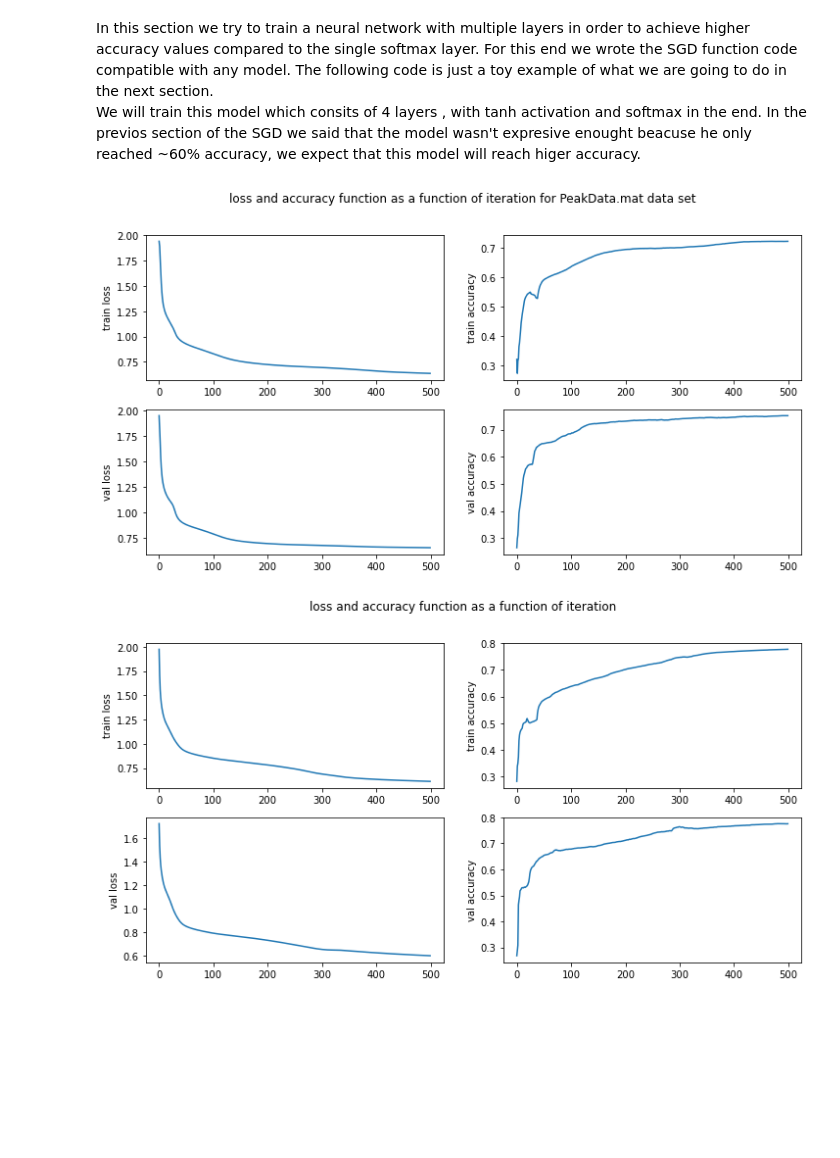
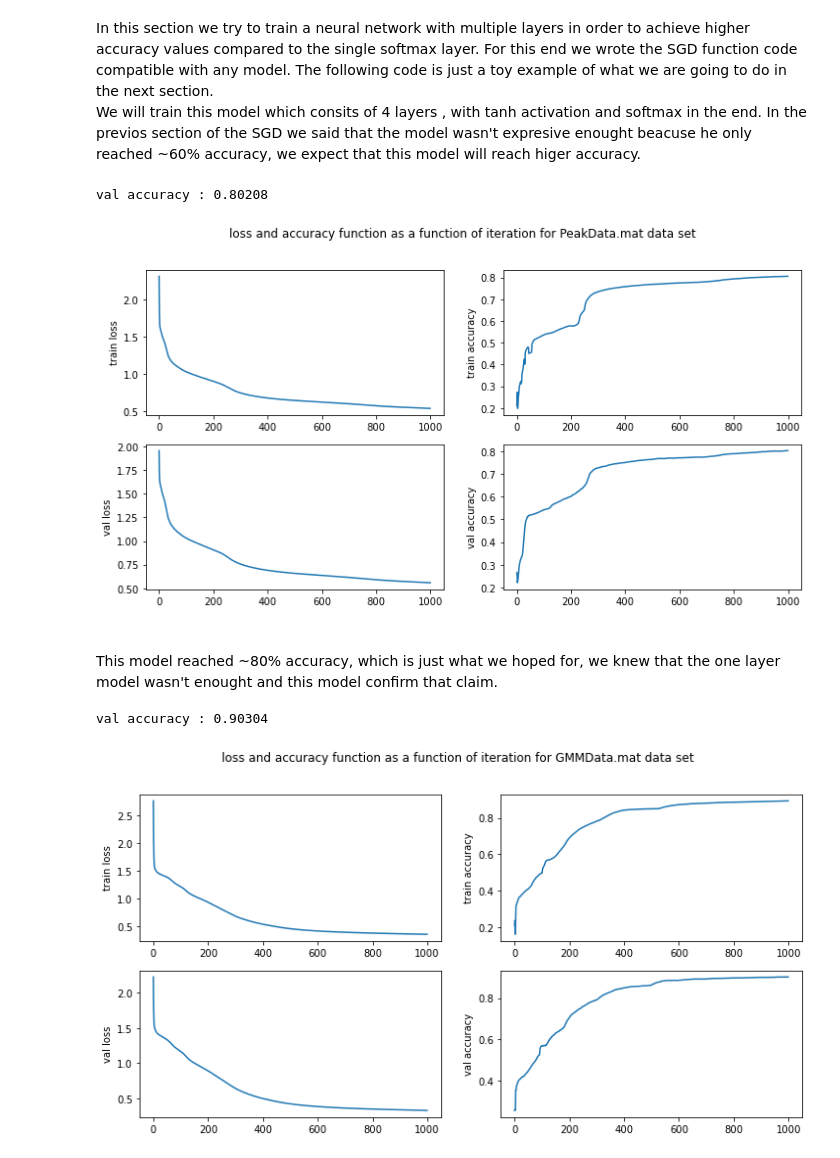
Before and after one commit to danikv/DeepLearningEx1, a Jupyter notebook: ASS01_315870808_316417591.ipynb, the cells around one changed output. Cells and saved outputs as stored; diff of their text form; code cells hidden in the pictures; blank space fills up the shorter version.

```diff
--- a/ASS01_315870808_316417591.ipynb
+++ b/ASS01_315870808_316417591.ipynb
@@ -87,6 +86,8 @@ class linear_layer:
     def gradient(self, X, Y, error):
         return self._activation.gradient(X, Y, error, self._A)
 
+
+
     def dim_in(self):
         return self._dim_in
 
@@ -99,9 +100,6 @@ class linear_layer:
     def activate_with_biases_change(self, d, X):
         return self._activation(self._A @ X + (self._B + d))
 
-    def jacobian(self, X, Y, vec, kind):
-        return self._activation.jacobian(X, Y, self._A, vec, kind)
-
     def __call__(self, X):
         return self._activation(self._A @ X + self._B)
 # %% [markdown]
@@ -288,8 +290,7 @@ class sequential_model:
         for i in range(1, len(self._layers) + 1):
             X = self._history[-i - 1]
             Y = self._history[-i]
-            gradient_theta, gradient_b, error = self._layers[-i].
-                gradient(X, Y, error)
+            gradient_theta, gradient_b, error = self._layers[-i].gradient(X, Y, error)
             gradient.append((gradient_theta, gradient_b, error))
         return gradient
 
@@ -1177,57 +1181,60 @@ model = sequential_model(
         linear_layer(2, 4, activation=tanh()),
         linear_layer(4, 8, activation=tanh()),
         linear_layer(8, 16, activation=tanh()),
-        linear_layer(16, 5, activation=softmax())
-)
-
-loss_train, accuracy_train, loss_val, accuracy_val =
-        SGD(model, X, Y, X_val, Y_val, 500, 0.1, cross_entropy_loss, 2500)
+        linear_layer(16, 5, activation=softmax()))
+loss_train, accuracy_train, loss_val, accuracy_val = SGD(model, X, Y,
+                    X_val, Y_val, 1000, 0.01, cross_entropy_loss, 1000)
+print('val accuracy : {}'.format(np.max(accuracy_val)))
 
 fig, axs = plt.subplots(2, 2, figsize=(12,6))
 fig.suptitle('loss and accuracy function as a function of iteration for PeakData.mat data set')
 
 axs[0][0].plot(loss_train)
 axs[0][0].set_ylabel('train loss')
-
 axs[0][1].plot(accuracy_train)
 axs[0][1].set_ylabel('train accuracy')
-
 axs[1][0].plot(loss_val)
 axs[1][0].set_ylabel('val loss')
-
 axs[1][1].plot(accuracy_val)
 axs[1][1].set_ylabel('val accuracy')
 
 plt.show()
 # %% [output]
+val accuracy : 0.80208
-[figure, old version]
+[figure, new version]
+# %% [markdown]
+<br>
+This model reached ~80% accuracy, which is just what we hoped for, we knew that the one layer model wasn't enought and this model confirm that claim.<br>
 # %%
 model2 = sequential_model(
         linear_layer(5, 5, activation=tanh()),
         linear_layer(5, 8, activation=tanh()),
         linear_layer(8, 16, activation=tanh()),
         linear_layer(16, 5, activation=softmax())
 )
 
-loss_train, accuracy_train, loss_val, accuracy_val =
-        SGD(model2, X2, Y2, X2_val, Y2_val, 500, 0.1, cross_entropy_loss, 2500)
+loss_train, accuracy_train, loss_val, accuracy_val = SGD(model2, X2, Y2,
+                    X2_val, Y2_val, 1000, 0.01, cross_entropy_loss, 1000)
+
+print('val accuracy : {}'.format(np.max(accuracy_val)))
 
 fig, axs = plt.subplots(2, 2, figsize=(12,6))
 fig.suptitle('loss and accuracy function as a function of iteration for GMMData.mat data set ')
 
 axs[0][0].plot(loss_train)
 axs[0][0].set_ylabel('train loss')
 
 axs[0][1].plot(accuracy_train)
 axs[0][1].set_ylabel('train accuracy')
 
 axs[1][0].plot(loss_val)
 axs[1][0].set_ylabel('val loss')
 
 axs[1][1].plot(accuracy_val)
 axs[1][1].set_ylabel('val accuracy')
 
 plt.show()
 # %% [output]
+val accuracy : 0.90304
-[figure, old version]
+[figure, new version]
 # %% [markdown]
```
Also changed, not shown: parts of 77 cells of this notebook, 3 other files.
